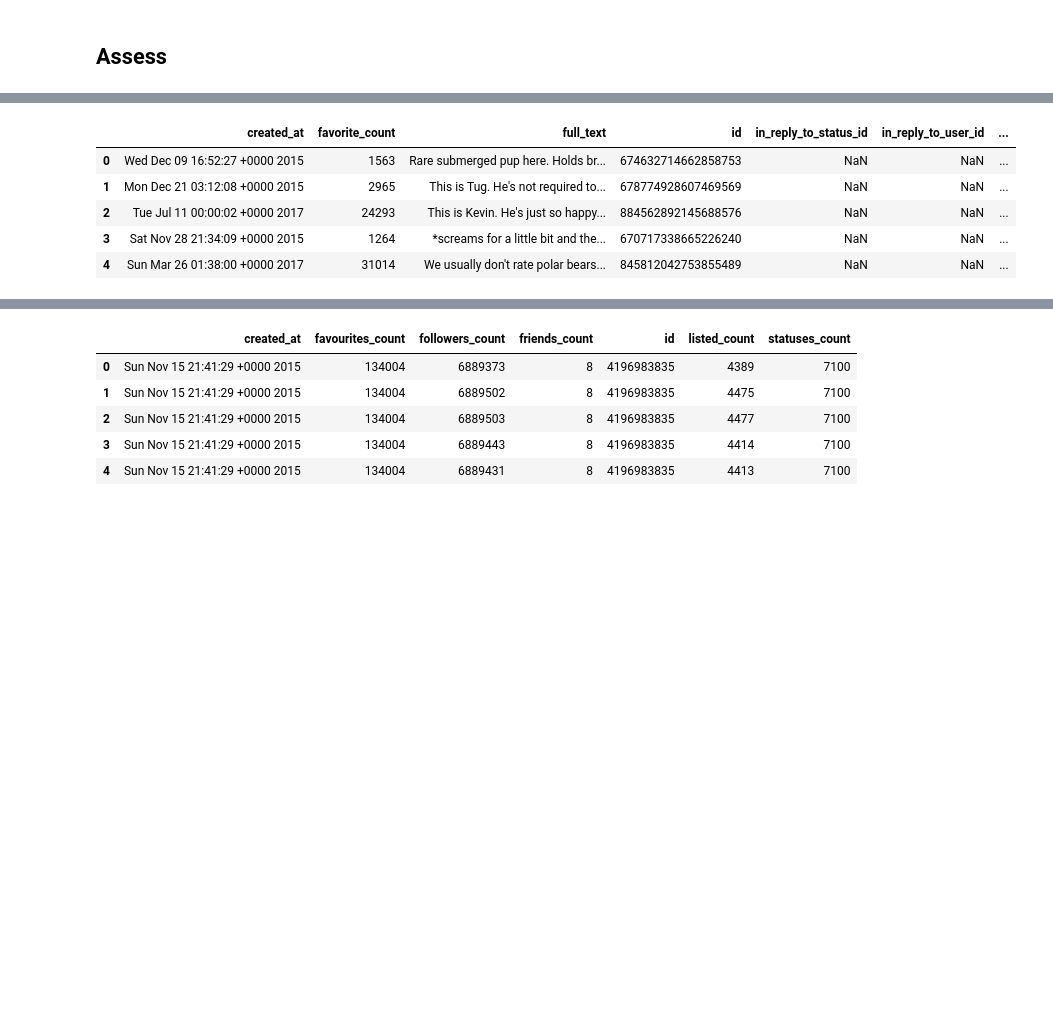
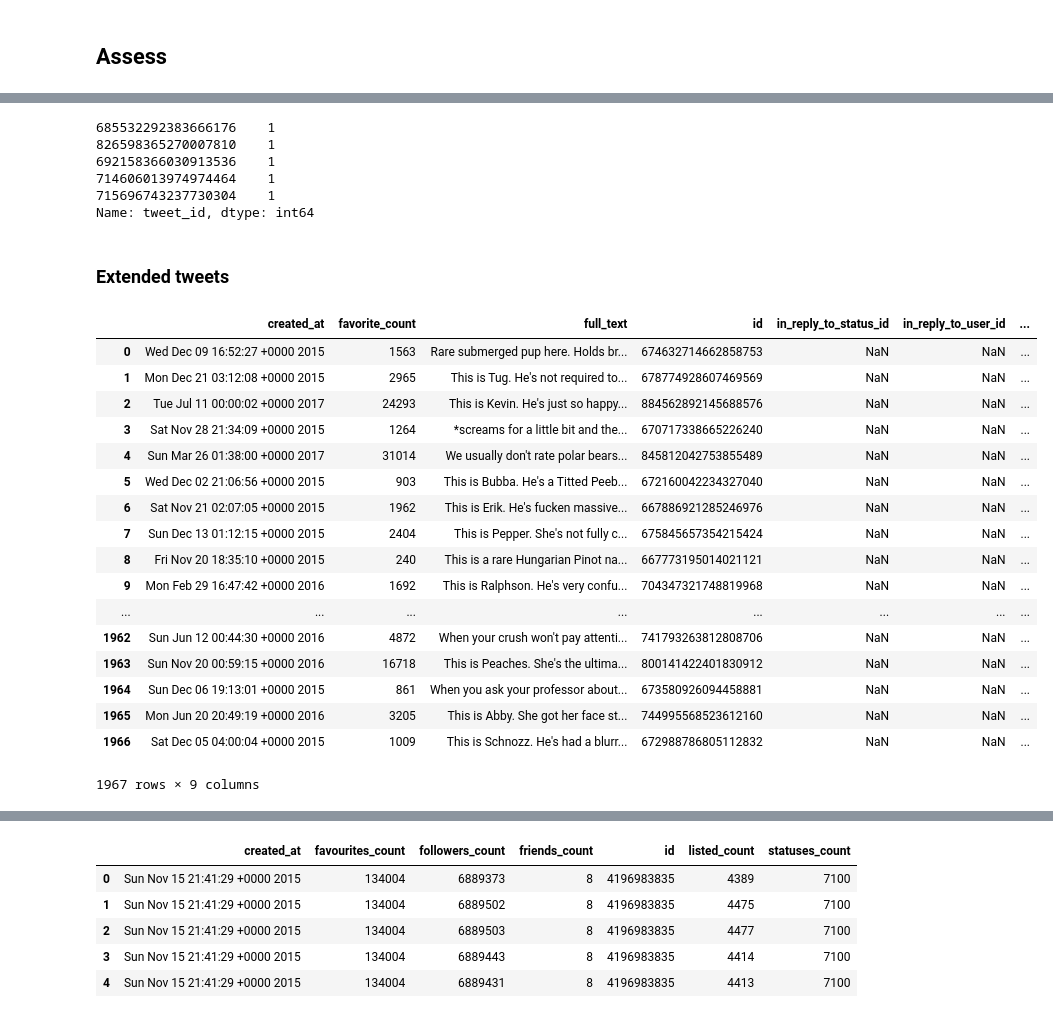
Before and after one commit to despacito123/data-analyst-nanodegree, a Jupyter notebook: 8. Data Wrangling project/wrangle_act.ipynb, the cells around one changed output, grey strips where cells are left out. Drawn from its saved outputs; the diff is of its cells as text; code cells hidden in the pictures; blank space fills up the shorter version.

```diff
--- a/8. Data Wrangling project/wrangle_act.ipynb
+++ b/8. Data Wrangling project/wrangle_act.ipynb
@@ -198,12 +328,35 @@ p3_conf     2075 non-null float64
 p3_dog      2075 non-null bool
 dtypes: bool(3), float64(3), int64(2), object(4)
 memory usage: 152.1+ KB
+# %%
+image_predictions_raw['tweet_id'].value_counts().head()
+# %% [output]
+685532292383666176    1
+826598365270007810    1
+692158366030913536    1
+714606013974974464    1
+715696743237730304    1
+Name: tweet_id, dtype: int64
+# %% [markdown]
+### Extended tweets
 # %%
-extended_tweets_raw.head()
+extended_tweets_raw
 # %% [output]
 |  | created_at | favorite_count | full_text | id | in_reply_to_status_id | in_reply_to_user_id | ... |
 | 0 | Wed Dec 09 16:52:27 +0000 2015 | 1563 | Rare submerged pup here. Holds br... | 674632714662858753 | NaN | NaN | ... |
 | 1 | Mon Dec 21 03:12:08 +0000 2015 | 2965 | This is Tug. He's not required to... | 678774928607469569 | NaN | NaN | ... |
 | 2 | Tue Jul 11 00:00:02 +0000 2017 | 24293 | This is Kevin. He's just so happy... | 884562892145688576 | NaN | NaN | ... |
 | 3 | Sat Nov 28 21:34:09 +0000 2015 | 1264 | *screams for a little bit and the... | 670717338665226240 | NaN | NaN | ... |
 | 4 | Sun Mar 26 01:38:00 +0000 2017 | 31014 | We usually don't rate polar bears... | 845812042753855489 | NaN | NaN | ... |
+| 5 | Wed Dec 02 21:06:56 +0000 2015 | 903 | This is Bubba. He's a Titted Peeb... | 672160042234327040 | NaN | NaN | ... |
+| 6 | Sat Nov 21 02:07:05 +0000 2015 | 1962 | This is Erik. He's fucken massive... | 667886921285246976 | NaN | NaN | ... |
+| 7 | Sun Dec 13 01:12:15 +0000 2015 | 2404 | This is Pepper. She's not fully c... | 675845657354215424 | NaN | NaN | ... |
+| 8 | Fri Nov 20 18:35:10 +0000 2015 | 240 | This is a rare Hungarian Pinot na... | 667773195014021121 | NaN | NaN | ... |
+| 9 | Mon Feb 29 16:47:42 +0000 2016 | 1692 | This is Ralphson. He's very confu... | 704347321748819968 | NaN | NaN | ... |
+| ... | ... | ... | ... | ... | ... | ... | ... |
+| 1962 | Sun Jun 12 00:44:30 +0000 2016 | 4872 | When your crush won't pay attenti... | 741793263812808706 | NaN | NaN | ... |
+| 1963 | Sun Nov 20 00:59:15 +0000 2016 | 16718 | This is Peaches. She's the ultima... | 800141422401830912 | NaN | NaN | ... |
+| 1964 | Sun Dec 06 19:13:01 +0000 2015 | 861 | When you ask your professor about... | 673580926094458881 | NaN | NaN | ... |
+| 1965 | Mon Jun 20 20:49:19 +0000 2016 | 3205 | This is Abby. She got her face st... | 744995568523612160 | NaN | NaN | ... |
+| 1966 | Sat Dec 05 04:00:04 +0000 2015 | 1009 | This is Schnozz. He's had a blurr... | 672988786805112832 | NaN | NaN | ... |
+1967 rows × 9 columns
```
Also changed, not shown: parts of 27 cells of this notebook.
